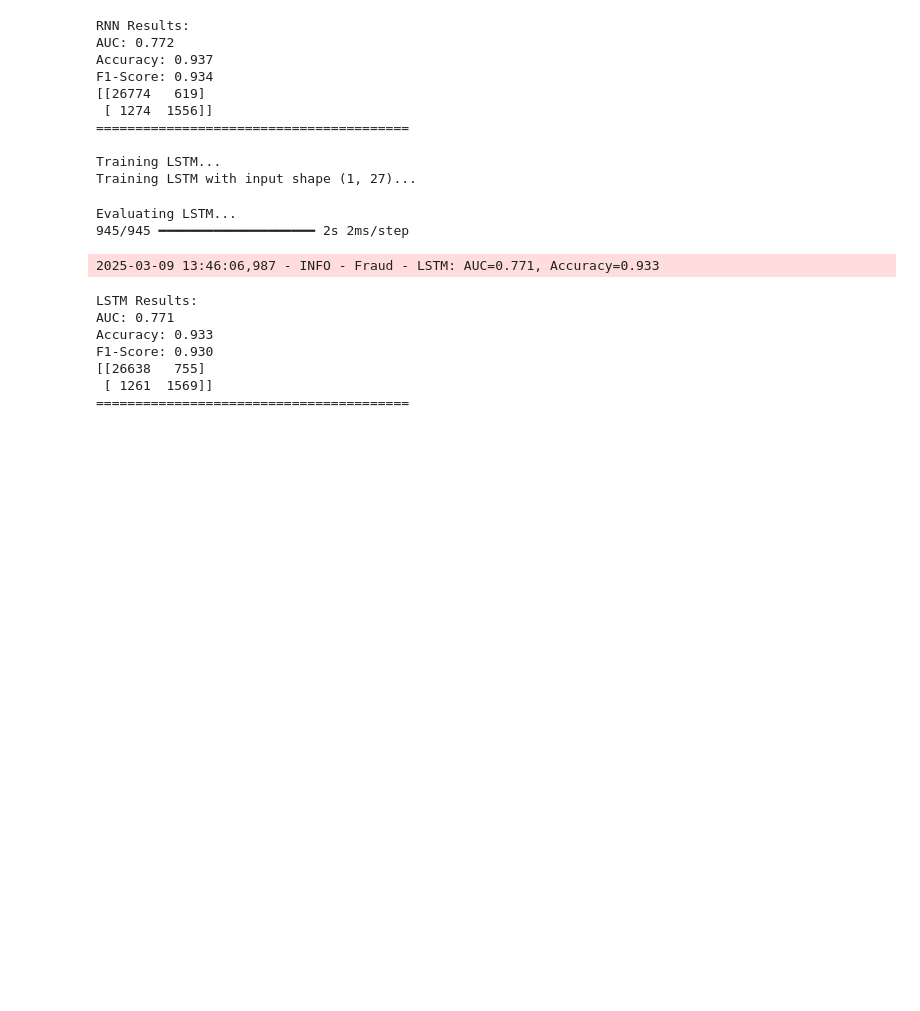
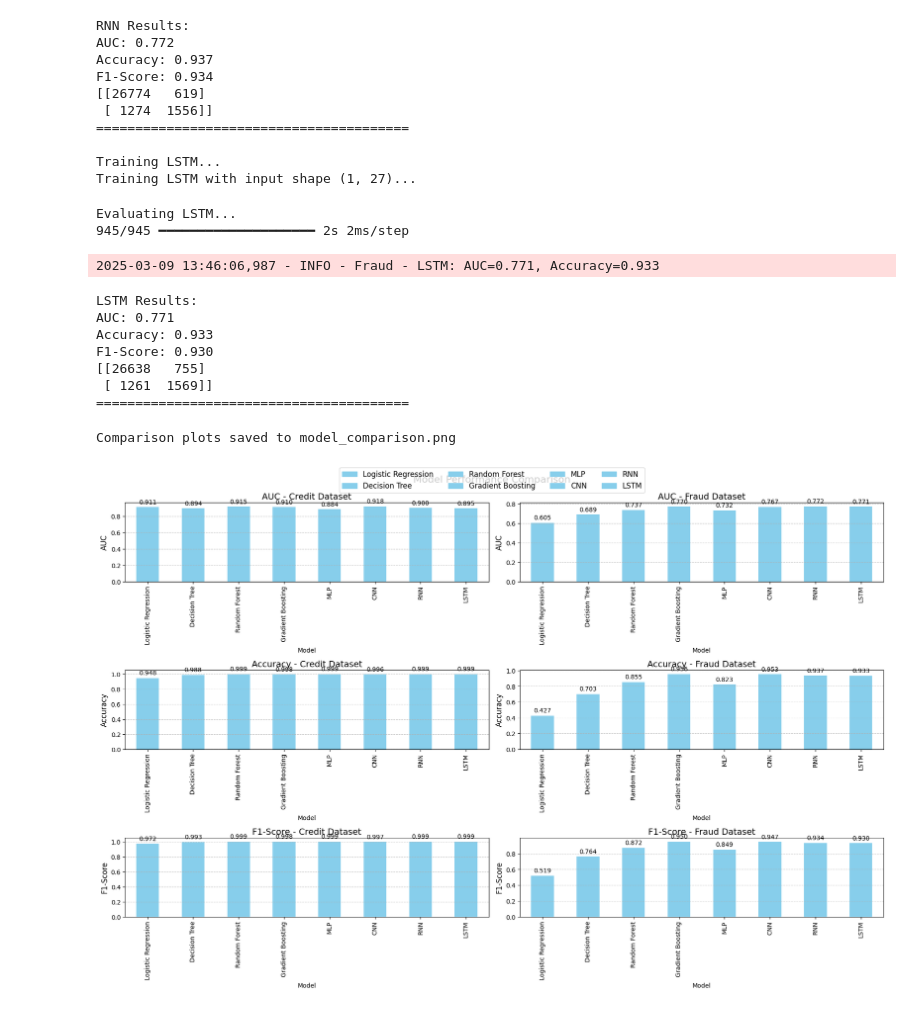
Before and after one commit to Ethel-Star/Enhanced-Fraud-Detection-for-E-Commerce-and-Banking-Transactions, a Jupyter notebook: notebooks/model_training_selection.ipynb, the cells around one changed output. Saved outputs shown, nothing was run; the diff lists cells and outputs as text; code cells hidden in the pictures; blank space fills up the shorter version.

```diff
--- a/notebooks/model_training_selection.ipynb
+++ b/notebooks/model_training_selection.ipynb
@@ -336,3 +336,8 @@ F1-Score: 0.930
 [[26638   755]
  [ 1261  1569]]
 ========================================
+# %%
+trainer.plot_comparisons()
+# %% [output]
+Comparison plots saved to model_comparison.png
+[figure, added]
```
Also changed, not shown: parts of 1 cell of this notebook.
